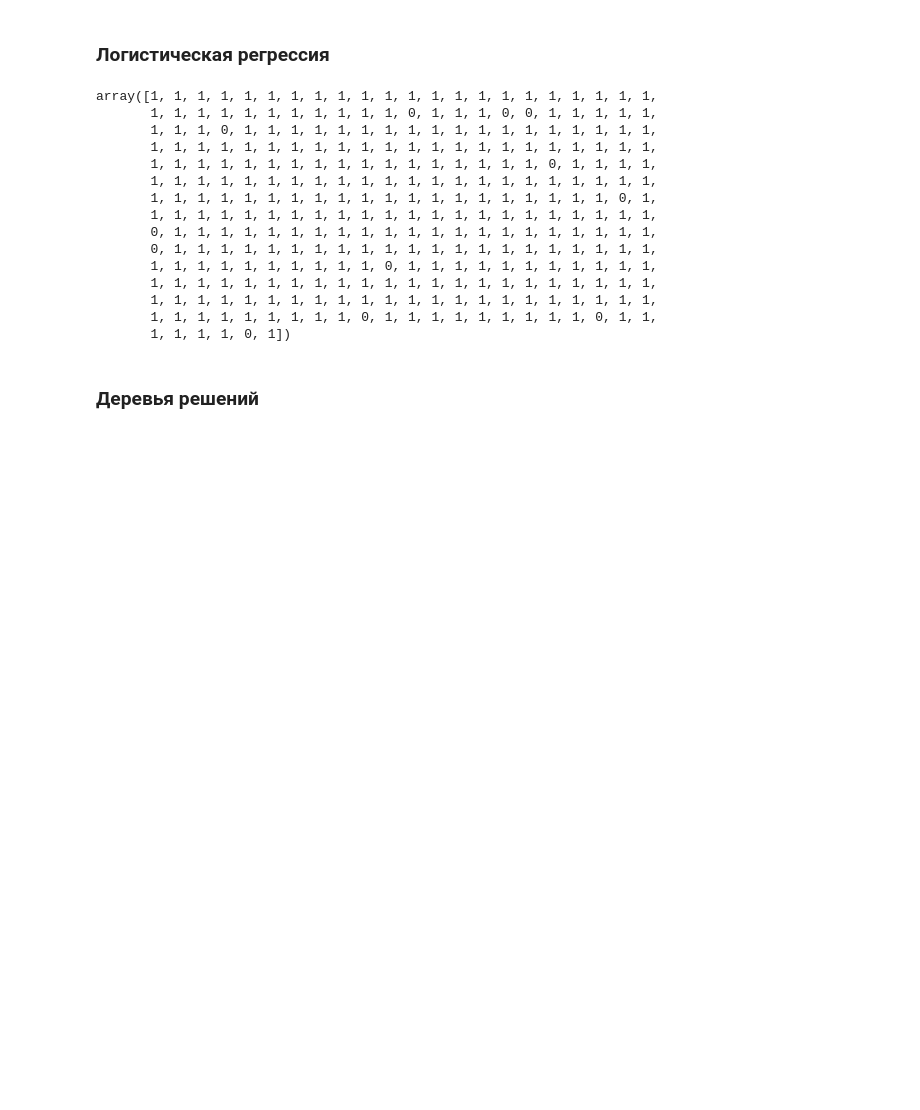
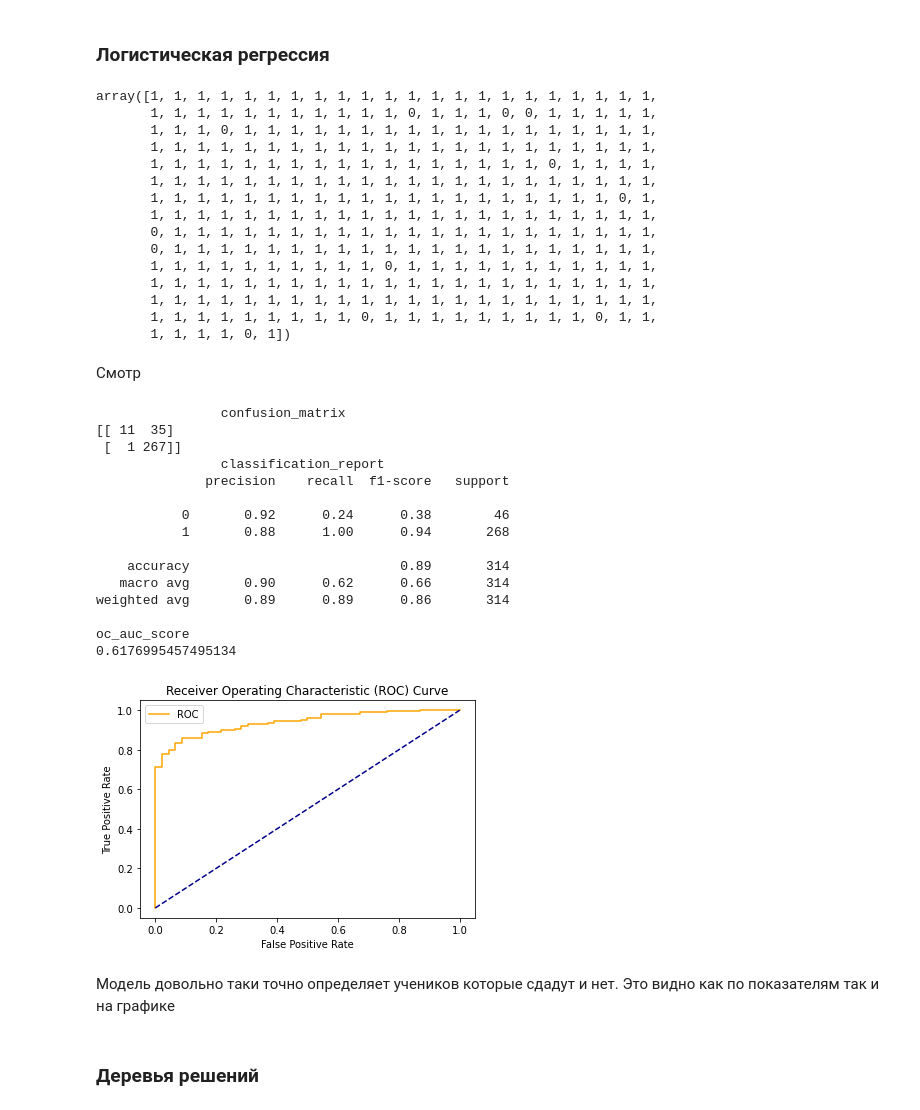
Before and after one commit to dariaAlium/iad, a Jupyter notebook: Lab_3_Supervised_Learning.ipynb, the cells around one changed output. Saved outputs shown, nothing was run; the diff lists cells and outputs as text; code cells hidden in the pictures; blank space fills up the shorter version.

```diff
--- a/Lab_3_Supervised_Learning.ipynb
+++ b/Lab_3_Supervised_Learning.ipynb
@@ -949,6 +1026,34 @@ array([1, 1, 1, 1, 1, 1, 1, 1, 1, 1, 1, 1, 1, 1, 1, 1, 1, 1, 1, 1, 1, 1,
        1, 1, 1, 1, 1, 1, 1, 1, 1, 1, 1, 1, 1, 1, 1, 1, 1, 1, 1, 1, 1, 1,
        1, 1, 1, 1, 1, 1, 1, 1, 1, 0, 1, 1, 1, 1, 1, 1, 1, 1, 1, 0, 1, 1,
        1, 1, 1, 1, 0, 1])
+# %% [markdown]
+Смотр
+# %%
+print_ac(testV, predictedV)
+probs = logistic.predict_proba(testD)
+preds = probs[:,1]
+fpr, tpr, threshold = metrics.roc_curve(testV, preds)
+roc_auc = metrics.auc(fpr, tpr)
+plot_roc_curve(fpr, tpr)
+# %% [output]
+                confusion_matrix
+[[ 11  35]
+ [  1 267]]
+                classification_report
+              precision    recall  f1-score   support
+
+           0       0.92      0.24      0.38        46
+           1       0.88      1.00      0.94       268
+
+    accuracy                           0.89       314
+   macro avg       0.90      0.62      0.66       314
+weighted avg       0.89      0.89      0.86       314
+
+oc_auc_score
+0.6176995457495134
+[figure, added]
+# %% [markdown]
+Модель довольно таки точно определяет учеников которые сдадут и нет. Это видно как по показателям так и на графике
 # %% [markdown]
 ### Деревья решений
 # %% [markdown]
```
Also changed, not shown: parts of 86 cells of this notebook.
